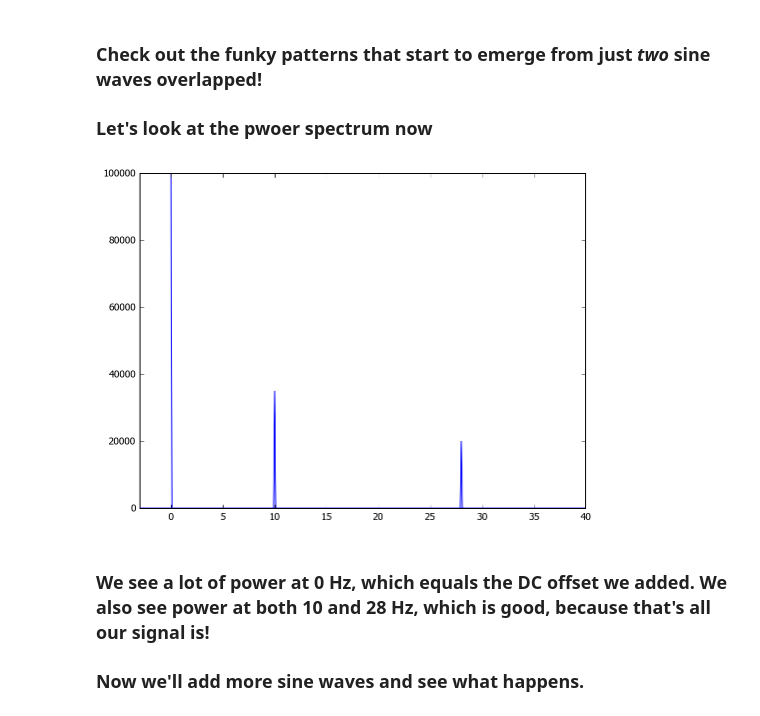
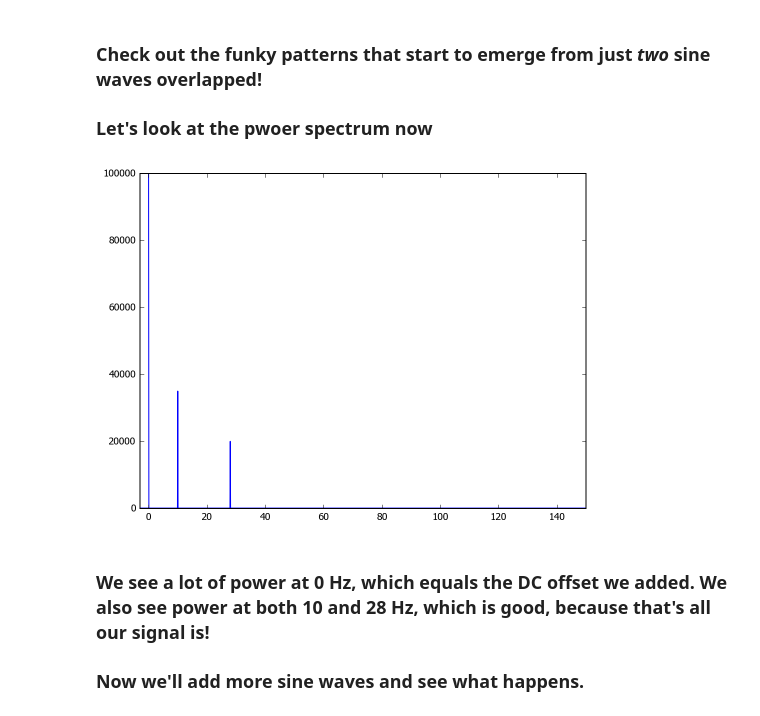
Before and after one commit to Aimee-Flores/COGS280, a Jupyter notebook: COGS 280 - Basic Spectral Analysis.ipynb, the cells around one changed output. Drawn from its saved outputs; the diff is of its cells as text; code cells hidden in the pictures.

```diff
--- a/COGS 280 - Basic Spectral Analysis.ipynb
+++ b/COGS 280 - Basic Spectral Analysis.ipynb
@@ -60,13 +62,13 @@ plt.show()
 # %%
 sp = np.abs(np.fft.fft(sine)) # get the power spectrum of the simulated data
 freq = np.fft.fftfreq(sine.shape[-1])*fs # get the frequencies from the FFT
 
 # plot the spectrum
 plt.plot(freq, sp)
-plt.xlim((-3, 40))
+plt.xlim((-3, 150))
 plt.show()
 # %% [output]
-[figure, old version]
+[figure, new version]
 # %% [markdown]
 ### We see a lot of power at 0 Hz, which equals the DC offset we added. We also see power at both 10 and 28 Hz, which is good, because that's all our signal is!
 
```
Also changed, not shown: parts of 12 cells of this notebook, 1 other file.
